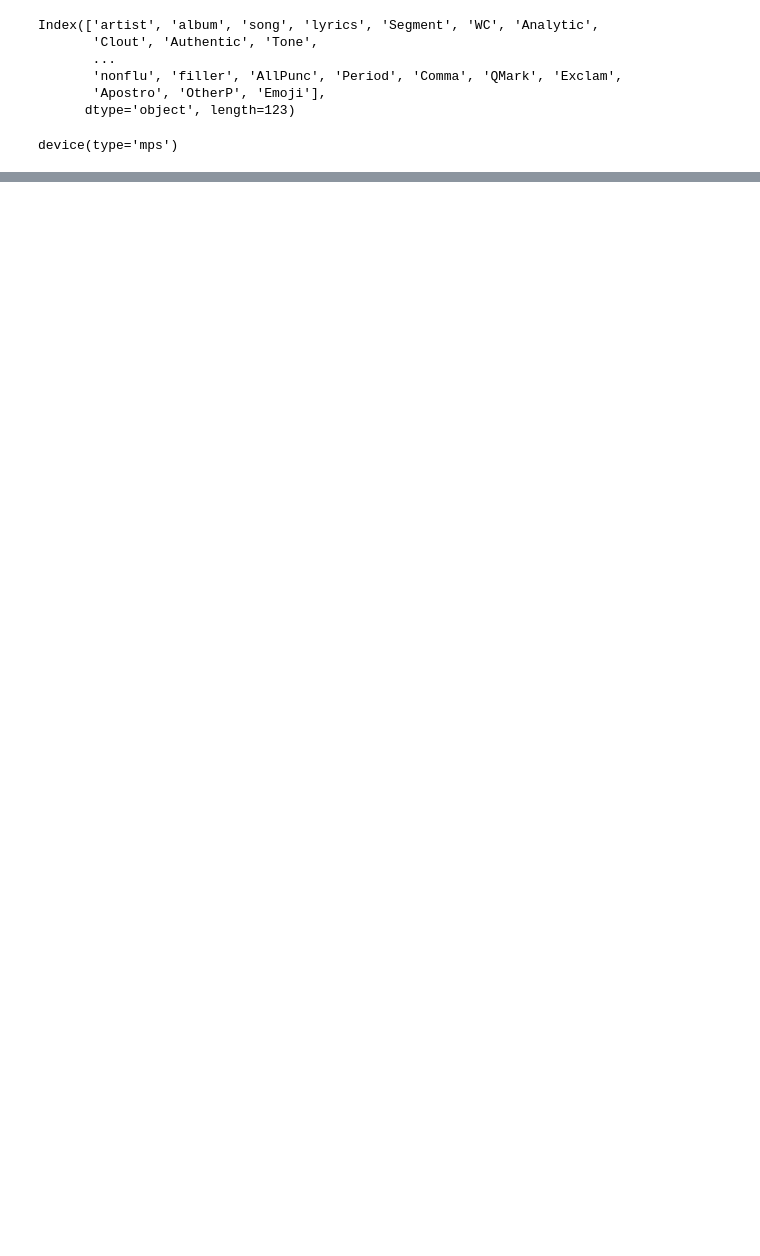
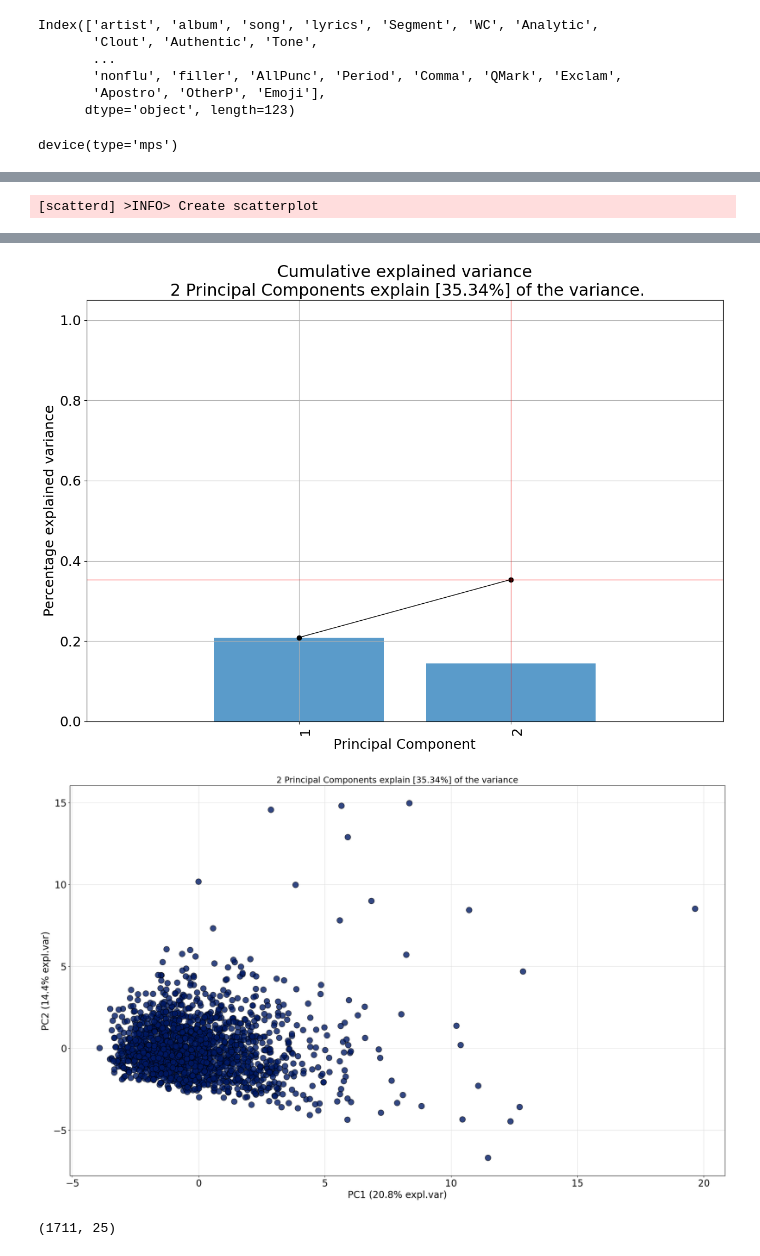
Before and after one commit to jmclip/pop_music, a Jupyter notebook: pca_draft.ipynb, the cells around one changed output, grey strips where cells are left out. Cells and saved outputs as stored; diff of their text form; code cells hidden in the pictures; blank space fills up the shorter version.

```diff
--- a/pca_draft.ipynb
+++ b/pca_draft.ipynb
@@ -187,0 +234,4 @@ plt.show()
+# %%
+# Extract only the emotion label from each prediction
+pop_small['emotion'] = [pred['label'] for pred in predictions_sm]  # Extract emotion labels
+pop_small['emotion_score'] = [pred['score'] for pred in predictions_sm]  # Extract confidence scores
@@ -187,0 +249,17 @@ plt.show()
+# %%
+# pivot wider:
+pop_small_exp = pop_small.pivot_table(
+    index=["artist", "lyrics"] + [col for col in pop_small.columns if col.startswith("nrc_") or col in ["Linguistic", "Analytic", "Tone", "emo_pos", "emo_neg", "Authentic"]],
+    columns="emotion",
+    values="emotion_score",
+    aggfunc="mean"  # or 'max', 'min', 'first', etc.
+).reset_index()
+# %%
+# now LIWC, NRC, distilbert all together : time for PCA
+from sklearn.preprocessing import StandardScaler
+scaler = StandardScaler()
+pop_sm_scale =  pop_small_exp.select_dtypes(include='number').fillna(0)
+scl2 = pd.DataFrame(scaler.fit_transform(pop_sm_scale))
+# %%
+scl2.columns = pop_sm_scale.columns
+scl2.head()
@@ -187,0 +274,15 @@ plt.show()
+# %%
+from pca import pca
+#model2 = pca(n_components=0.95)
+# ... or explicitly specify the number of PCs
+model2 = pca(n_components=2)
+
+# Fit and transform
+results = model2.fit_transform(X=scl2, row_labels = pop_small["artist"])
+
+# Plot the explained variance
+fig, ax = model2.plot()
+
+# Scatter the first two PCs
+fig, ax = model2.scatter()
+# %% [output]
@@ -187,0 +299 @@ plt.show()
+[scatterd] >INFO> Create scatterplot
@@ -187,0 +301,6 @@ plt.show()
+[figure, added]
+[figure, added]
+# %%
+pop_small_exp.shape
+# %% [output]
+(1711, 25)
```
Also changed, not shown: parts of 23 cells of this notebook.
